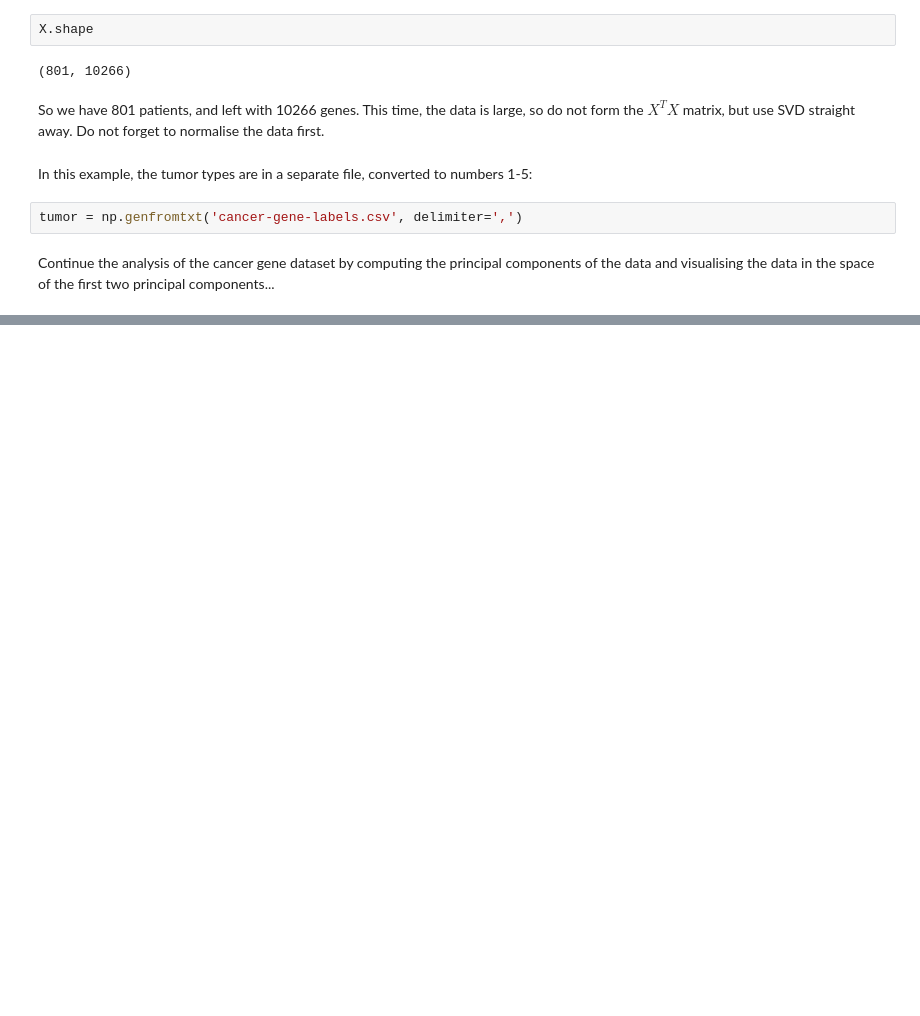
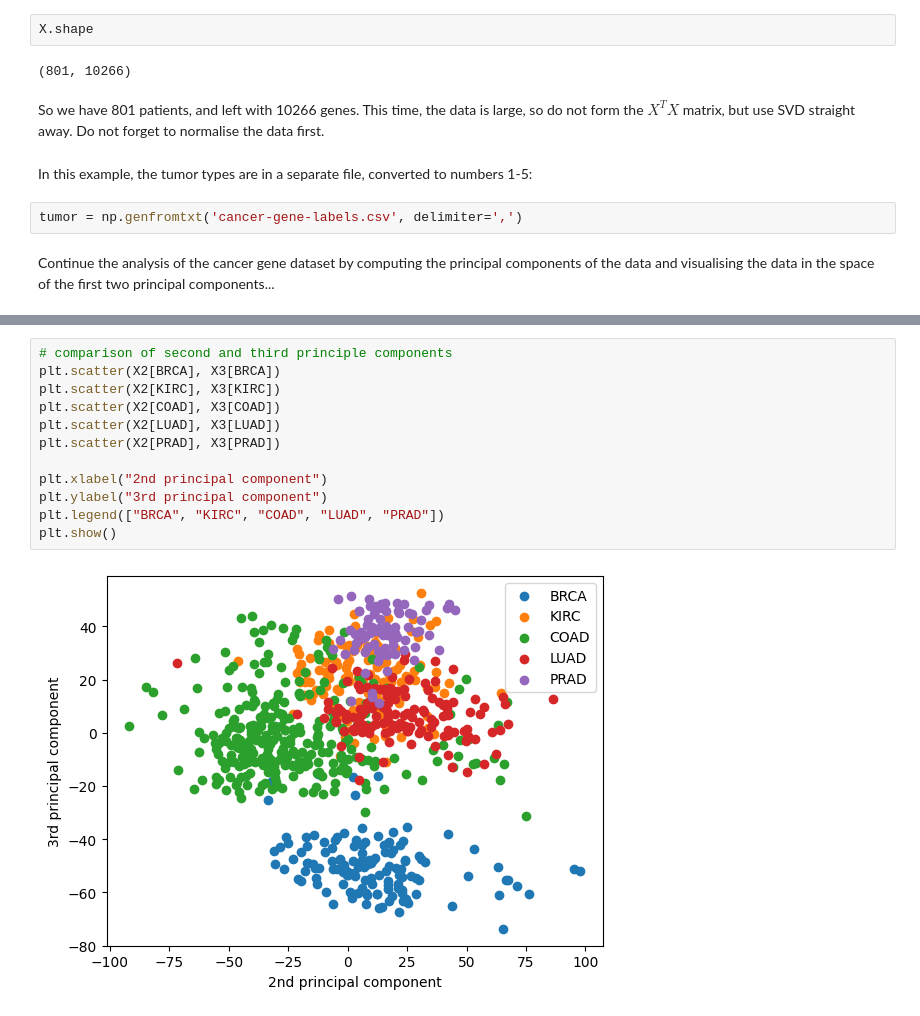
Before and after one commit to RohanDaggar/3m1-Coursework, a Jupyter notebook: 3M1 lab PCA_2024.ipynb, the cells around one changed output, grey strips where cells are left out. Cells and saved outputs as stored; diff of their text form; blank space fills up the shorter version.

```diff
--- a/3M1 lab PCA_2024.ipynb
+++ b/3M1 lab PCA_2024.ipynb
@@ -309,0 +363,14 @@ Continue the analysis of the cancer gene dataset by computing the principal comp
+# %%
+# comparison of second and third principle components
+plt.scatter(X2[BRCA], X3[BRCA])
+plt.scatter(X2[KIRC], X3[KIRC])
+plt.scatter(X2[COAD], X3[COAD])
+plt.scatter(X2[LUAD], X3[LUAD])
+plt.scatter(X2[PRAD], X3[PRAD])
+
+plt.xlabel("2nd principal component")
+plt.ylabel("3rd principal component")
+plt.legend(["BRCA", "KIRC", "COAD", "LUAD", "PRAD"])
+plt.show()
+# %% [output]
+[figure, added]
```
Also changed, not shown: parts of 10 cells of this notebook.
